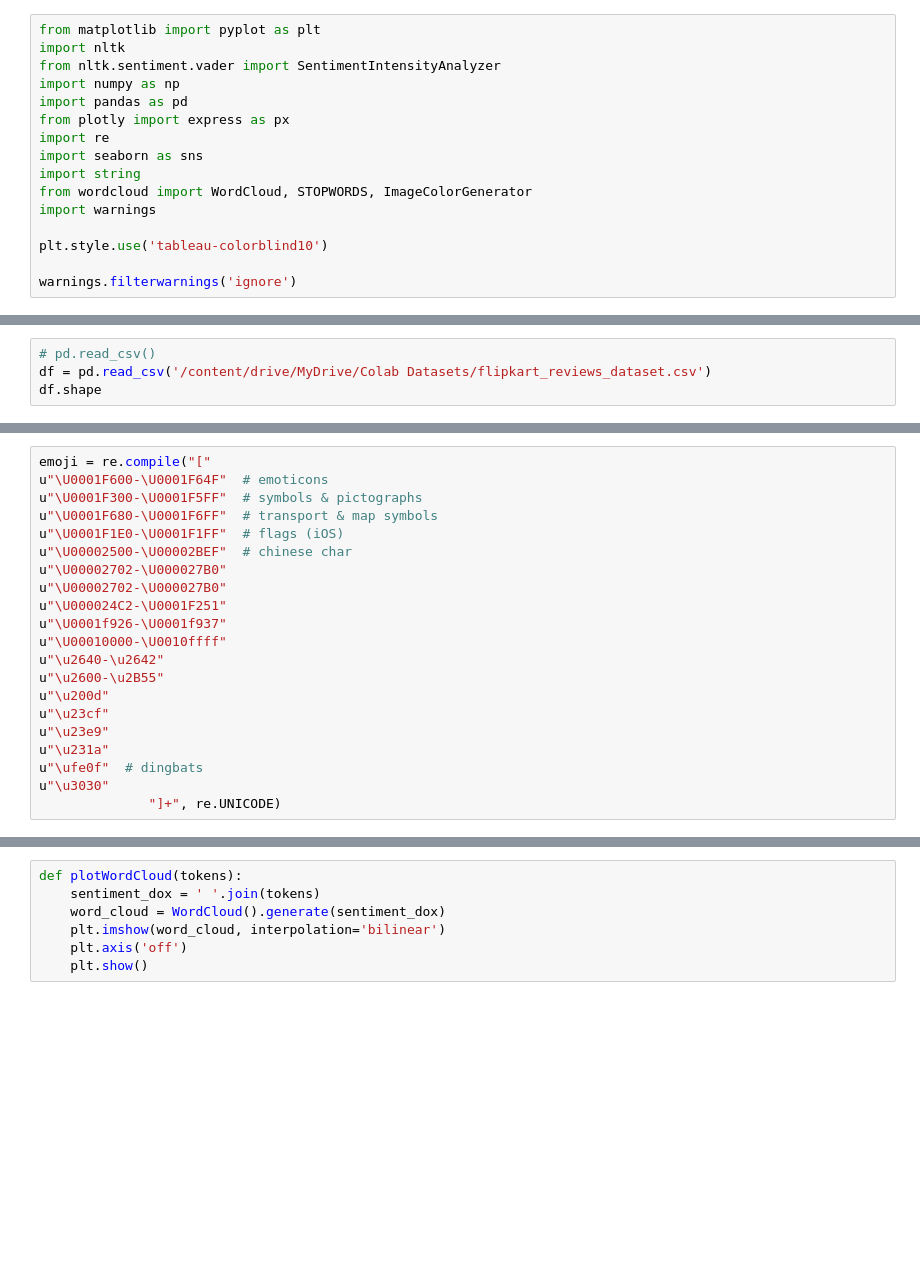
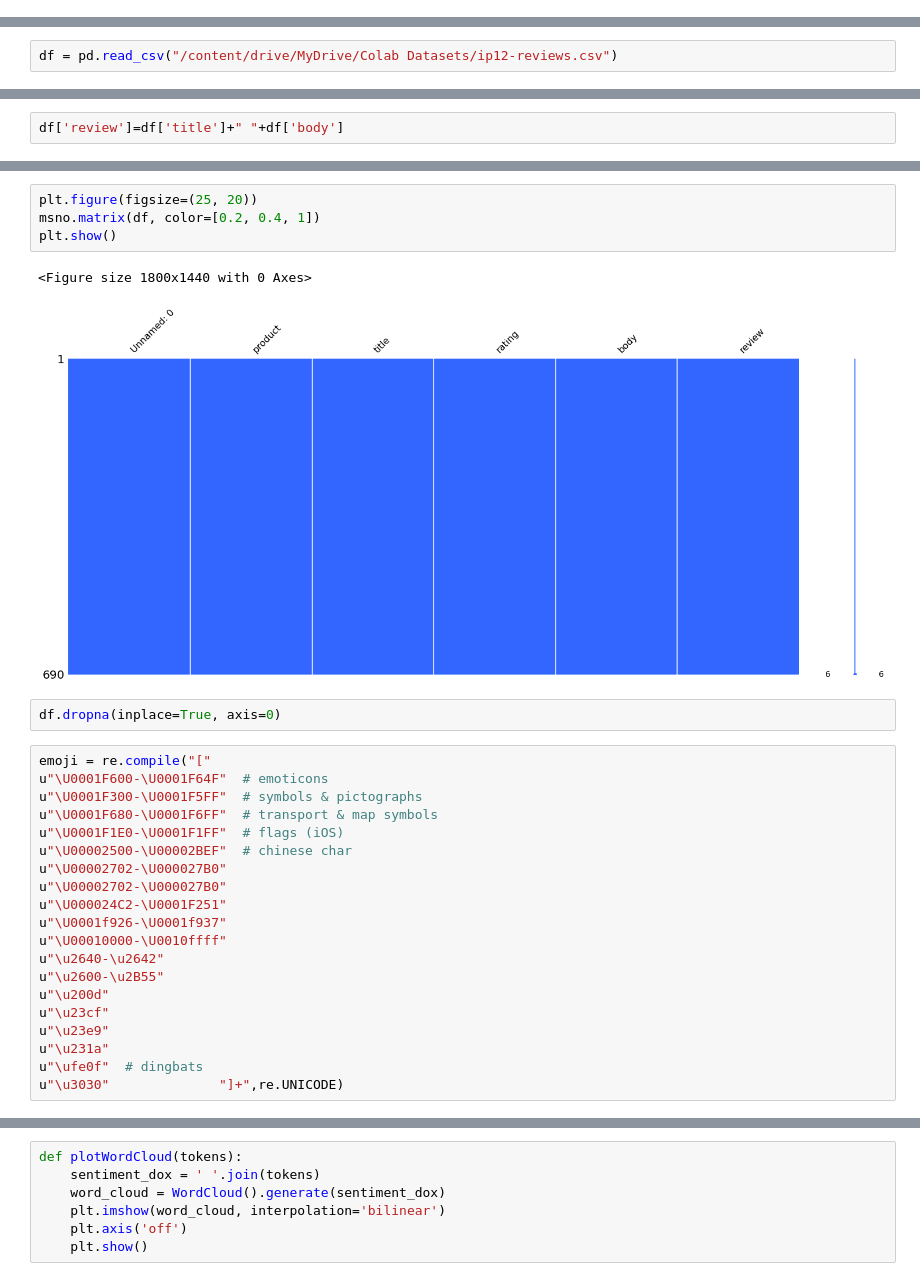
Before and after one commit to tadityareddy/Aspect-Based-Sentiment-Analysis, a Jupyter notebook: Aspect_Based_Sentiment_Analysis.ipynb, the cells around one changed output, grey strips where cells are left out. Cells and saved outputs as stored; diff of their text form; blank space fills up the shorter version.

```diff
--- a/Aspect_Based_Sentiment_Analysis.ipynb
+++ b/Aspect_Based_Sentiment_Analysis.ipynb
@@ -1,16 +0,0 @@
-# %%
-from matplotlib import pyplot as plt
-import nltk
-from nltk.sentiment.vader import SentimentIntensityAnalyzer
-import numpy as np
-import pandas as pd
-from plotly import express as px
-import re
-import seaborn as sns
-import string
-from wordcloud import WordCloud, STOPWORDS, ImageColorGenerator
-import warnings
-
-plt.style.use('tableau-colorblind10')
-
-warnings.filterwarnings('ignore')
@@ -22,4 +76,2 @@ Drive already mounted at /content/drive; to attempt to forcibly remount, call dr
 # %%
-# pd.read_csv()
-df = pd.read_csv('/content/drive/MyDrive/Colab Datasets/flipkart_reviews_dataset.csv')
-df.shape
+df = pd.read_csv("/content/drive/MyDrive/Colab Datasets/ip12-reviews.csv")
@@ -39 +82,3 @@ data = df[['review','rating','upvotes', 'downvotes']]
+# %%
+df['review']=df['title']+" "+df['body']
 # %%
@@ -53,3 +114,12 @@ memory usage: 293.1+ KB
+# %%
+plt.figure(figsize=(25, 20))
+msno.matrix(df, color=[0.2, 0.4, 1])
+plt.show()
+# %% [output]
+<Figure size 1800x1440 with 0 Axes>
+[figure, added]
+# %%
+df.dropna(inplace=True, axis=0)
 # %%
 emoji = re.compile("["
 u"\U0001F600-\U0001F64F"  # emoticons
@@ -69,6 +139,5 @@ u"\u23cf"
 u"\u23e9"
 u"\u231a"
 u"\ufe0f"  # dingbats
-u"\u3030"
-              "]+", re.UNICODE)
+u"\u3030"              "]+",re.UNICODE)
 # %%
```
Also changed, not shown: parts of 31 cells of this notebook.
